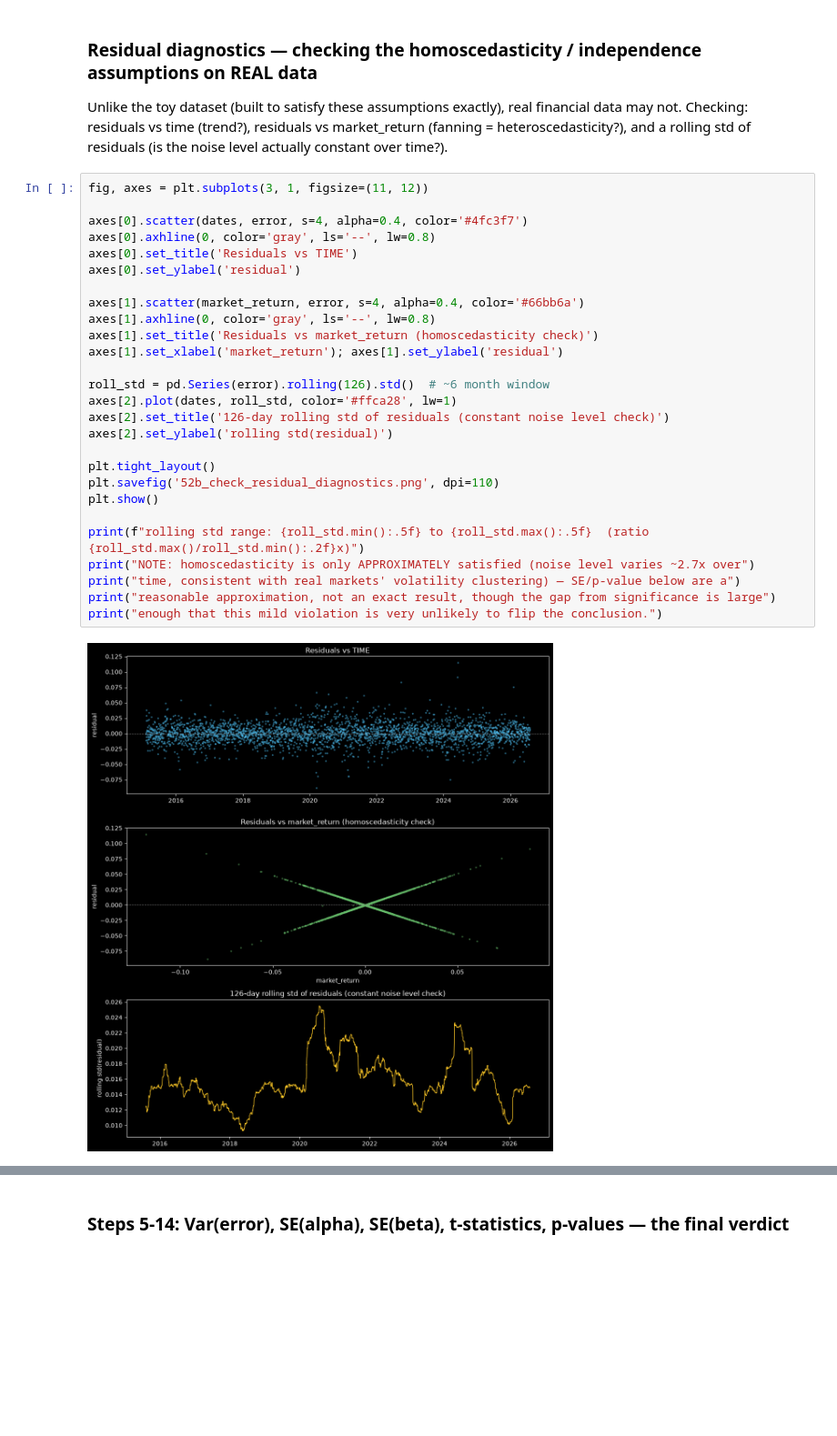
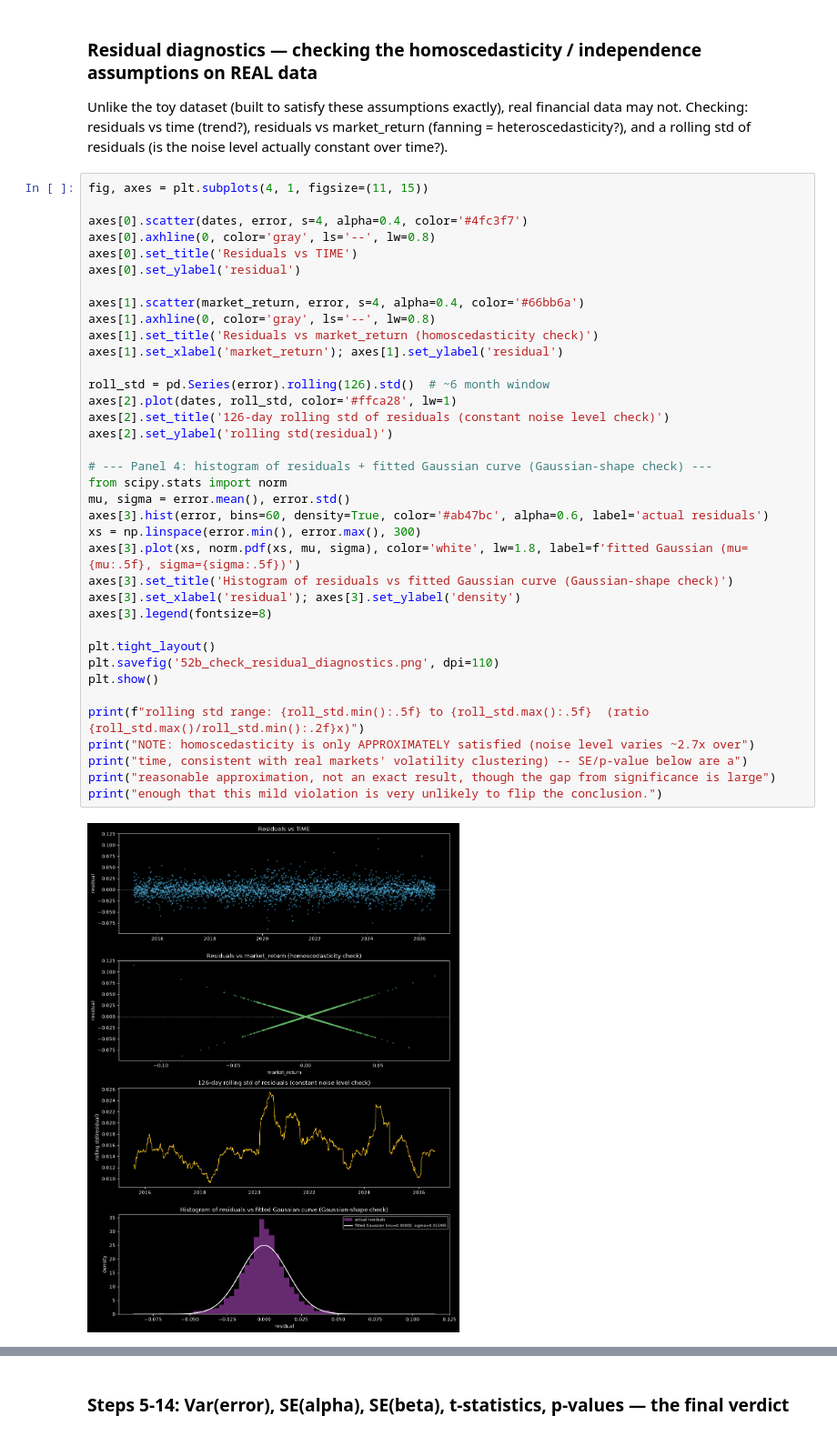
Before and after one commit to Saurav-cloud9/CodePonting, a Jupyter notebook: Algo_Trading/Framework_V2/scripts/trials/regime_model/memlabs/52_alpha_beta_concept_and_powergrid.ipynb, the cells around one changed output, grey strips where cells are left out. Shown at 91% size. Saved outputs shown, nothing was run; the diff lists cells and outputs as text; blank space fills up the shorter version.

```diff
--- a/Algo_Trading/Framework_V2/scripts/trials/regime_model/memlabs/52_alpha_beta_concept_and_powergrid.ipynb
+++ b/Algo_Trading/Framework_V2/scripts/trials/regime_model/memlabs/52_alpha_beta_concept_and_powergrid.ipynb
@@ -310,33 +310,43 @@ Unlike the toy dataset (built to satisfy these assumptions exactly), real financ
 Checking: residuals vs time (trend?), residuals vs market_return (fanning = heteroscedasticity?),
 and a rolling std of residuals (is the noise level actually constant over time?).
 # %%
-fig, axes = plt.subplots(3, 1, figsize=(11, 12))
+fig, axes = plt.subplots(4, 1, figsize=(11, 15))
 
 axes[0].scatter(dates, error, s=4, alpha=0.4, color='#4fc3f7')
 axes[0].axhline(0, color='gray', ls='--', lw=0.8)
 axes[0].set_title('Residuals vs TIME')
 axes[0].set_ylabel('residual')
 
 axes[1].scatter(market_return, error, s=4, alpha=0.4, color='#66bb6a')
 axes[1].axhline(0, color='gray', ls='--', lw=0.8)
 axes[1].set_title('Residuals vs market_return (homoscedasticity check)')
 axes[1].set_xlabel('market_return'); axes[1].set_ylabel('residual')
 
 roll_std = pd.Series(error).rolling(126).std()  # ~6 month window
 axes[2].plot(dates, roll_std, color='#ffca28', lw=1)
 axes[2].set_title('126-day rolling std of residuals (constant noise level check)')
 axes[2].set_ylabel('rolling std(residual)')
 
+# --- Panel 4: histogram of residuals + fitted Gaussian curve (Gaussian-shape check) ---
+from scipy.stats import norm
+mu, sigma = error.mean(), error.std()
+axes[3].hist(error, bins=60, density=True, color='#ab47bc', alpha=0.6, label='actual residuals')
+xs = np.linspace(error.min(), error.max(), 300)
+axes[3].plot(xs, norm.pdf(xs, mu, sigma), color='white', lw=1.8, label=f'fitted Gaussian (mu={mu:.5f}, sigma={sigma:.5f})')
+axes[3].set_title('Histogram of residuals vs fitted Gaussian curve (Gaussian-shape check)')
+axes[3].set_xlabel('residual'); axes[3].set_ylabel('density')
+axes[3].legend(fontsize=8)
+
 plt.tight_layout()
 plt.savefig('52b_check_residual_diagnostics.png', dpi=110)
 plt.show()
 
 print(f"rolling std range: {roll_std.min():.5f} to {roll_std.max():.5f}  (ratio {roll_std.max()/roll_std.min():.2f}x)")
 print("NOTE: homoscedasticity is only APPROXIMATELY satisfied (noise level varies ~2.7x over")
-print("time, consistent with real markets' volatility clustering) — SE/p-value below are a")
+print("time, consistent with real markets' volatility clustering) -- SE/p-value below are a")
 print("reasonable approximation, not an exact result, though the gap from significance is large")
 print("enough that this mild violation is very unlikely to flip the conclusion.")
 # %% [output]
-[figure, old version]
+[figure, new version]
 rolling std range: 0.00930 to 0.02549  (ratio 2.74x)
 NOTE: homoscedasticity is only APPROXIMATELY satisfied (noise level varies ~2.7x over
```
Also changed, not shown: parts of 10 cells of this notebook, 19 other files.
